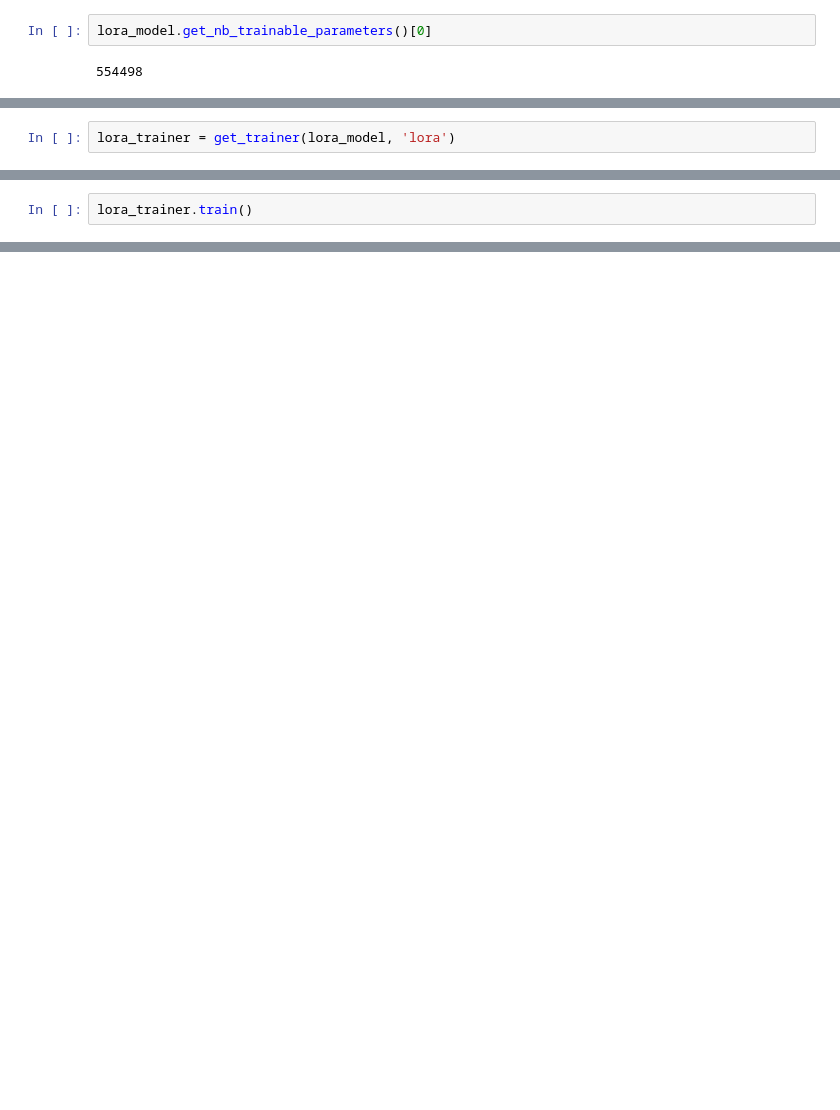
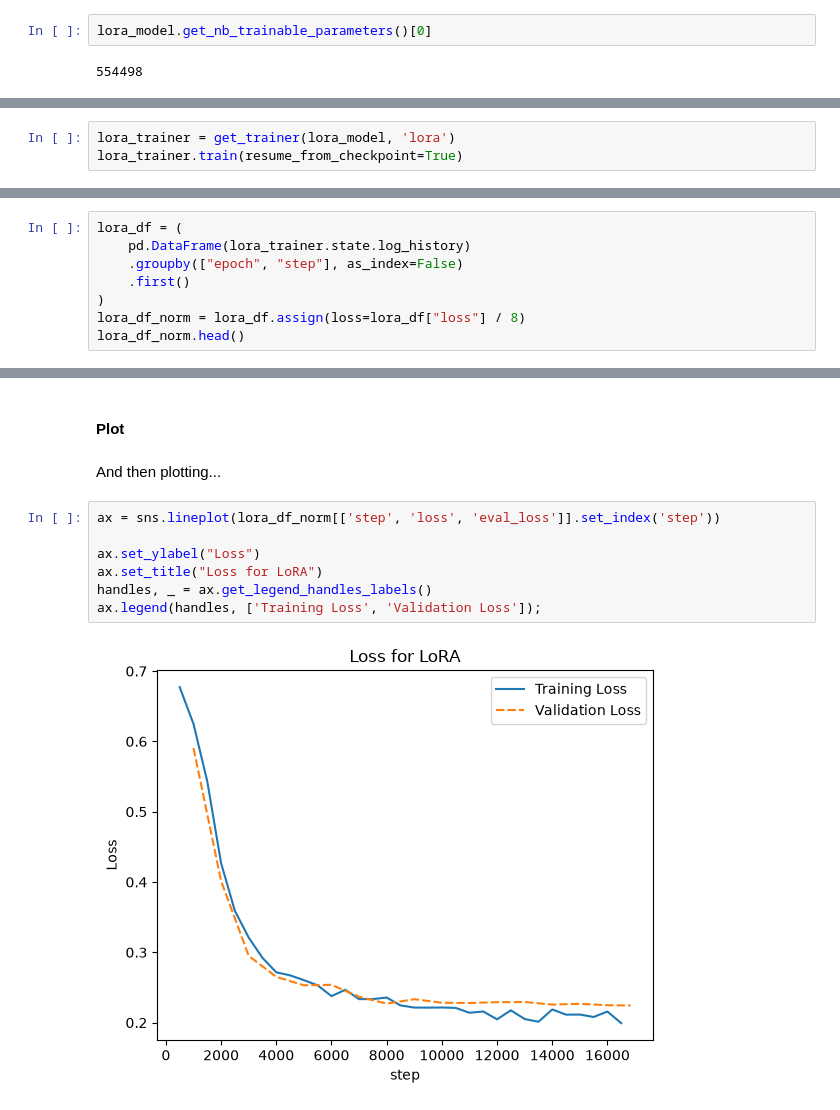
Before and after one commit to tzheng7679/cse5539_hw, a Jupyter notebook: prob_4.ipynb, the cells around one changed output, grey strips where cells are left out. Cells and saved outputs as stored; diff of their text form; blank space fills up the shorter version.

```diff
--- a/prob_4.ipynb
+++ b/prob_4.ipynb
@@ -184,3 +204,4 @@ So we have 50000 fewer parameters - about in the same ballpark.
 Now let's train...
 # %%
 lora_trainer = get_trainer(lora_model, 'lora')
+lora_trainer.train(resume_from_checkpoint=True)
@@ -187,2 +211,0 @@ lora_trainer = get_trainer(lora_model, 'lora')
-# %%
-lora_trainer.train()
@@ -211,0 +216,8 @@ TrainOutput(global_step=16840, training_loss=2.1987698552727415, metrics={'train
+# %%
+lora_df = (
+    pd.DataFrame(lora_trainer.state.log_history)
+    .groupby(["epoch", "step"], as_index=False)
+    .first()
+)
+lora_df_norm = lora_df.assign(loss=lora_df["loss"] / 8)
+lora_df_norm.head()
@@ -211,0 +231,13 @@ TrainOutput(global_step=16840, training_loss=2.1987698552727415, metrics={'train
+# %% [markdown]
+#### Plot
+# %% [markdown]
+And then plotting...
+# %%
+ax = sns.lineplot(lora_df_norm[['step', 'loss', 'eval_loss']].set_index('step'))
+
+ax.set_ylabel("Loss")
+ax.set_title("Loss for LoRA")
+handles, _ = ax.get_legend_handles_labels()
+ax.legend(handles, ['Training Loss', 'Validation Loss']);
+# %% [output]
+[figure, added]
```
Also changed, not shown: parts of 33 cells of this notebook, 2 other files.
